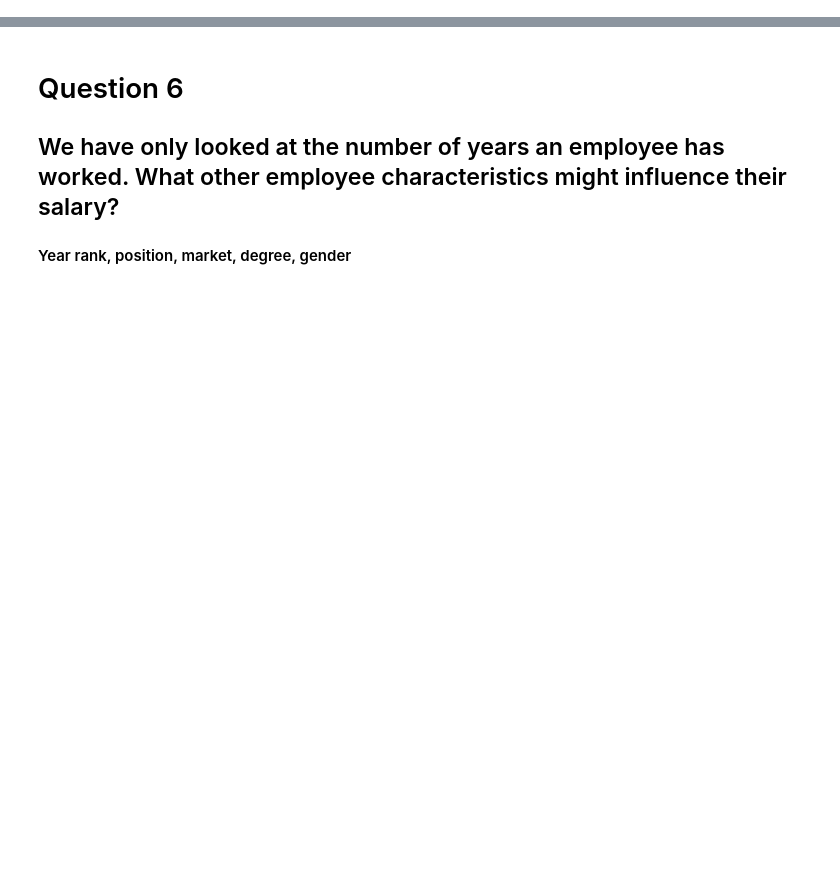
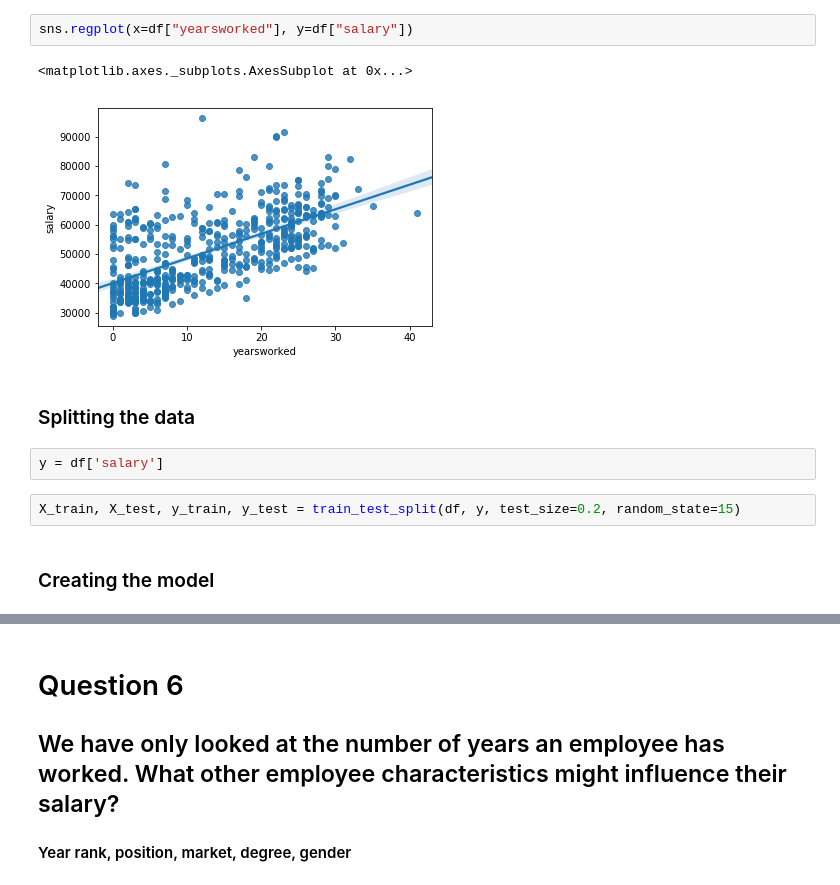
Before and after one commit to Ibby19/salaries_regression, a Jupyter notebook: salaries_regression.ipynb, the cells around one changed output, grey strips where cells are left out. Cells and saved outputs as stored; diff of their text form; blank space fills up the shorter version.

```diff
--- a/salaries_regression.ipynb
+++ b/salaries_regression.ipynb
@@ -160,0 +42,13 @@ plt.show()
+# %%
+sns.regplot(x=df["yearsworked"], y=df["salary"])
+# %% [output]
+<matplotlib.axes._subplots.AxesSubplot at 0x...>
+[figure, added]
+# %% [markdown]
+### Splitting the data
+# %%
+y = df['salary']
+# %%
+X_train, X_test, y_train, y_test = train_test_split(df, y, test_size=0.2, random_state=15)
+# %% [markdown]
+### Creating the model
```
Also changed, not shown: parts of 55 cells of this notebook.
